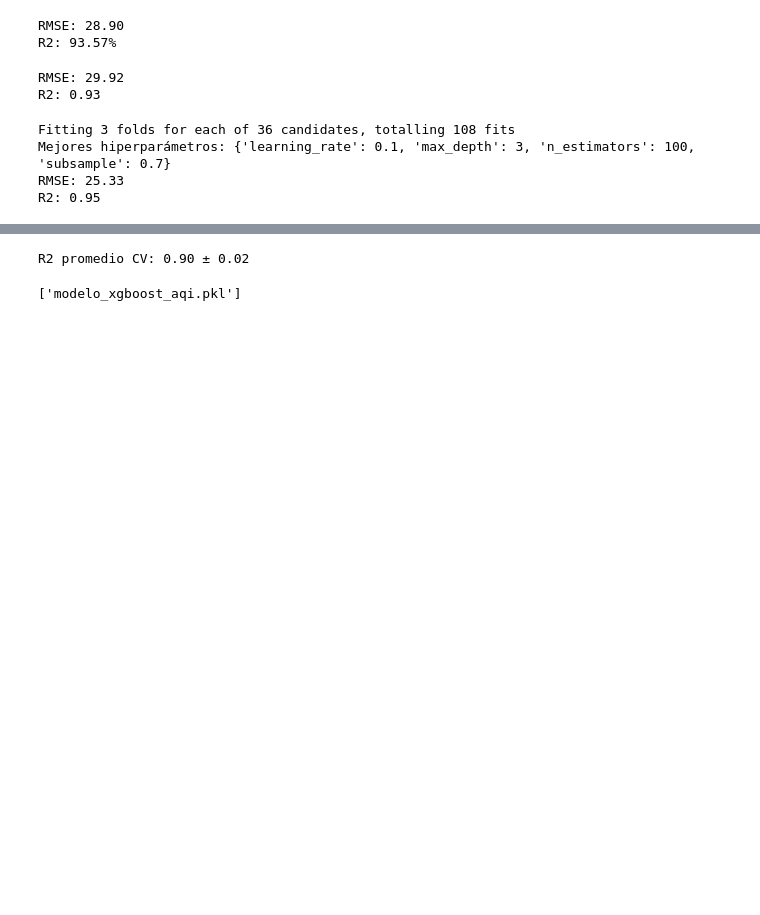
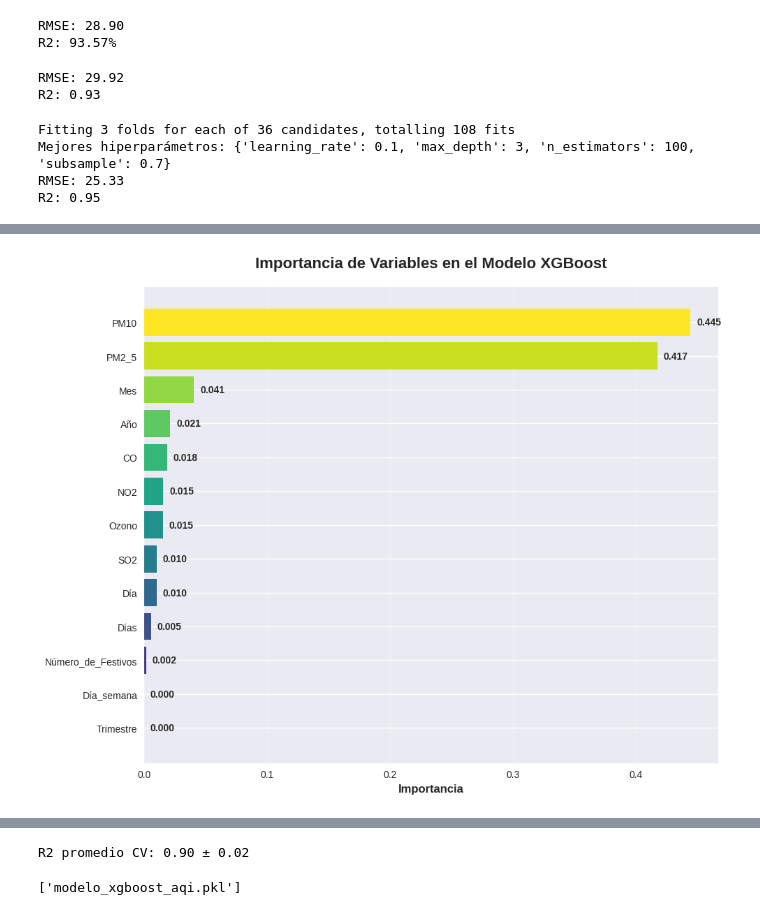
Before and after one commit to r2x4/aprendiendo_machine, a Jupyter notebook: machine.ipynb, the cells around one changed output, grey strips where cells are left out. Drawn from its saved outputs; the diff is of its cells as text; code cells hidden in the pictures; blank space fills up the shorter version.

```diff
--- a/machine.ipynb
+++ b/machine.ipynb
@@ -392,0 +473,23 @@ plt.show()
+# %%
+# 3. IMPORTANCIA DE VARIABLES (usando tu best_model)
+importancia = best_model.feature_importances_
+features = X_train.columns
+df_importancia = pd.DataFrame({'Variable': features, 'Importancia': importancia})
+df_importancia = df_importancia.sort_values(by='Importancia', ascending=True)
+
+plt.figure(figsize=(10, 8))
+bars = plt.barh(df_importancia['Variable'], df_importancia['Importancia'],
+                color=plt.cm.viridis(np.linspace(0, 1, len(df_importancia))))
+plt.xlabel('Importancia', fontsize=12, fontweight='bold')
+plt.title('Importancia de Variables en el Modelo XGBoost', fontsize=16, fontweight='bold', pad=20)
+plt.grid(True, alpha=0.3, axis='x')
+
+# Añadir valores en las barras
+for i, (bar, valor) in enumerate(zip(bars, df_importancia['Importancia'])):
+    plt.text(valor + 0.005, bar.get_y() + bar.get_height()/2,
+             f'{valor:.3f}', ha='left', va='center', fontweight='bold')
+
+plt.tight_layout()
+plt.show()
+# %% [output]
+[figure, added]
```
Also changed, not shown: parts of 19 cells of this notebook.
